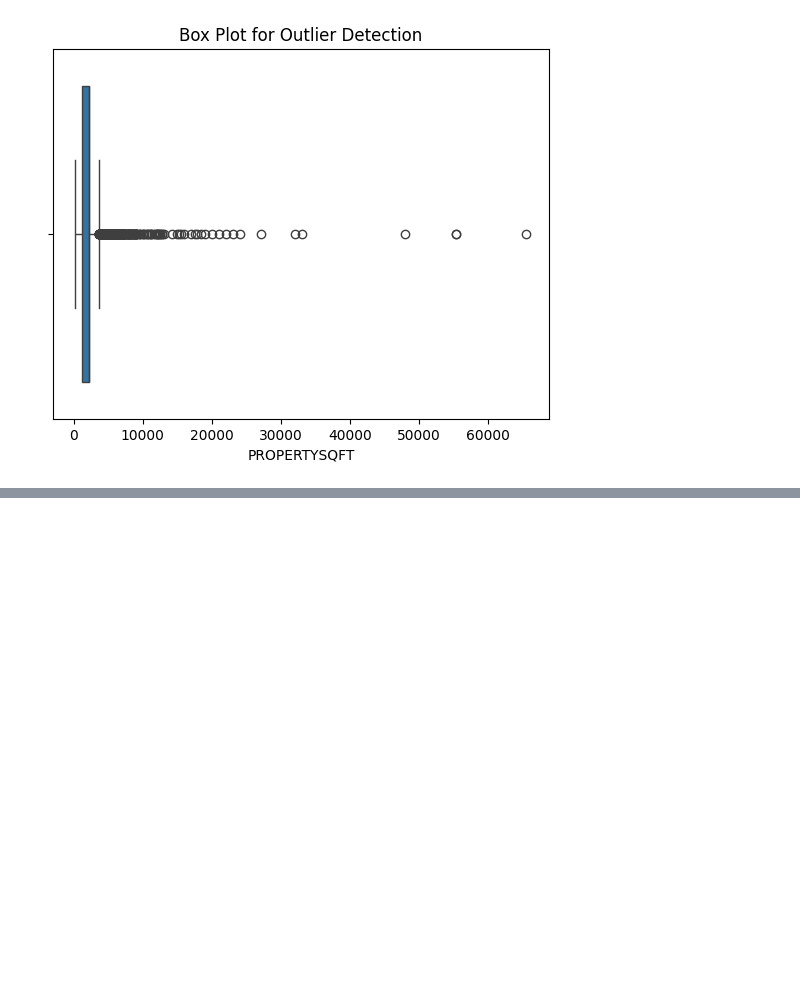
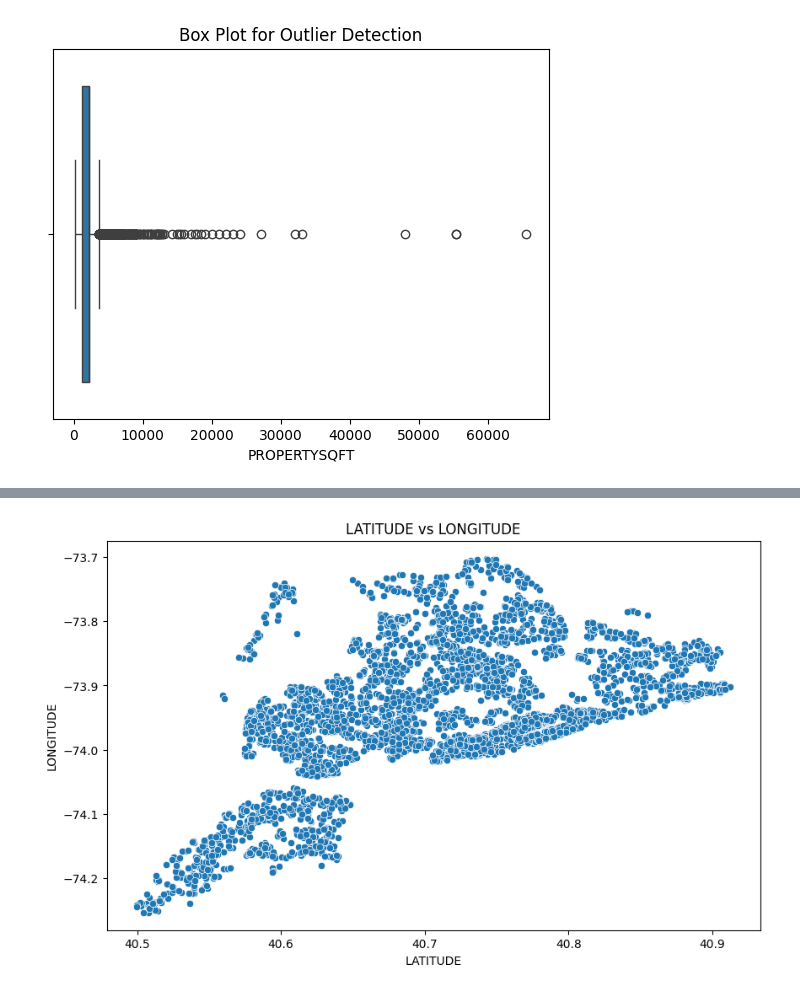
Before and after one commit to amanpreet60/Market_ml_system, a Jupyter notebook: index.ipynb, the cells around one changed output, grey strips where cells are left out. Cells and saved outputs as stored; diff of their text form; code cells hidden in the pictures; blank space fills up the shorter version.

```diff
--- a/index.ipynb
+++ b/index.ipynb
@@ -111,0 +113,5 @@ plt.show()
+# %%
+from analysis.analysis_src.bivariate_analysis import scatter_plot,box_plot
+scatter_plot().my_plot(df,'LATITUDE','LONGITUDE')
+# %% [output]
+[figure, added]
```
Also changed, not shown: parts of 26 cells of this notebook, 2 other files.
